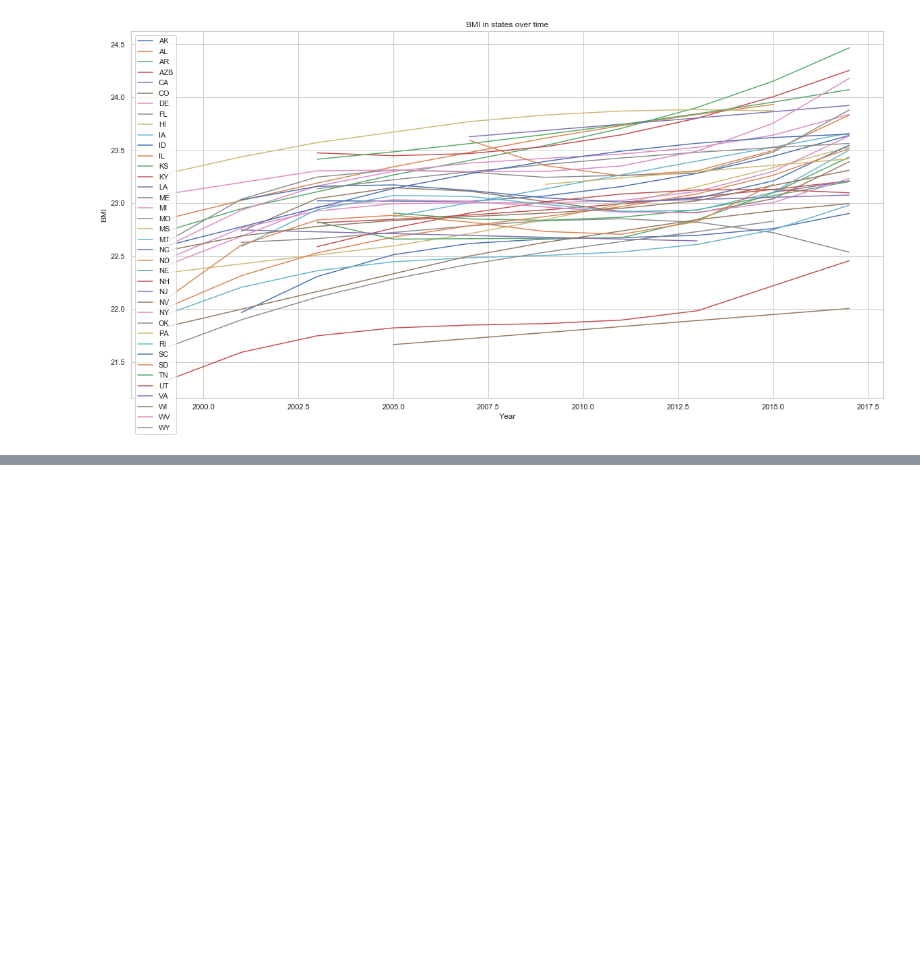
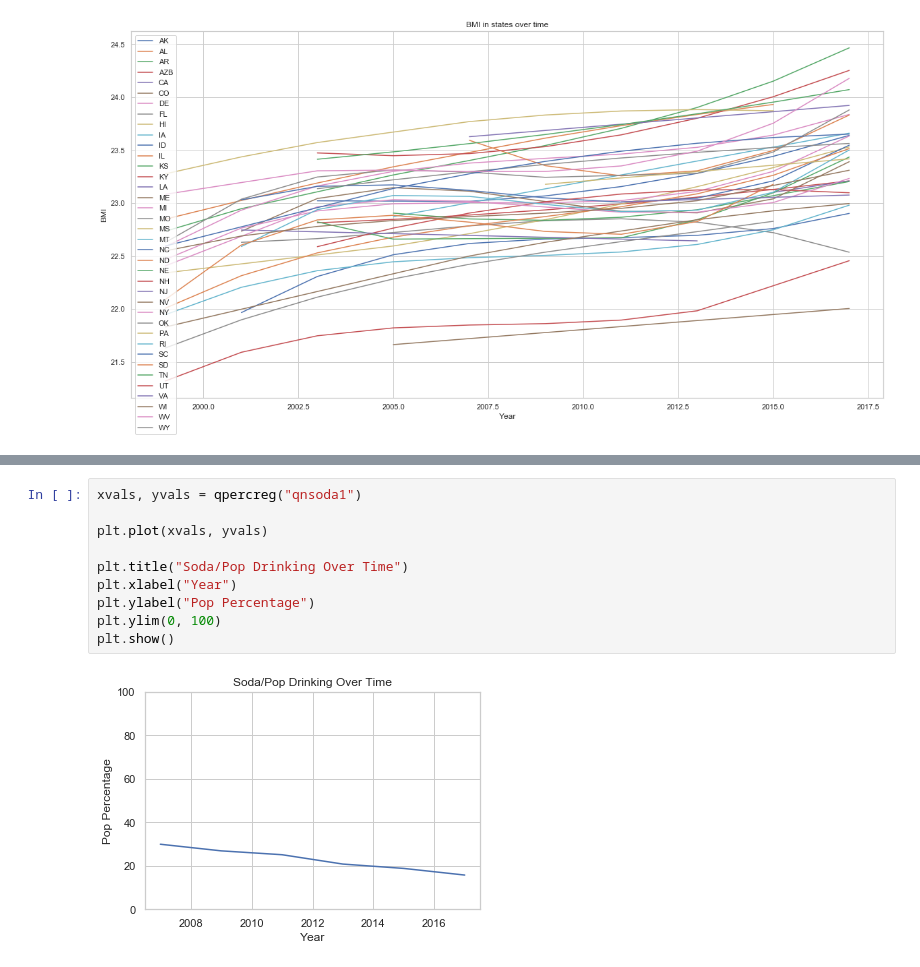
Before and after one commit to Wonghopper/Wonghopper.github.io, a Jupyter notebook: final.ipynb, the cells around one changed output, grey strips where cells are left out. Drawn from its saved outputs; the diff is of its cells as text; blank space fills up the shorter version.

```diff
--- a/final.ipynb
+++ b/final.ipynb
@@ -188,0 +225,12 @@ plt.show()
+# %%
+xvals, yvals = qpercreg("qnsoda1")
+
+plt.plot(xvals, yvals)
+
+plt.title("Soda/Pop Drinking Over Time")
+plt.xlabel("Year")
+plt.ylabel("Pop Percentage")
+plt.ylim(0, 100)
+plt.show()
+# %% [output]
+[figure, added]
```
Also changed, not shown: parts of 9 cells of this notebook.
